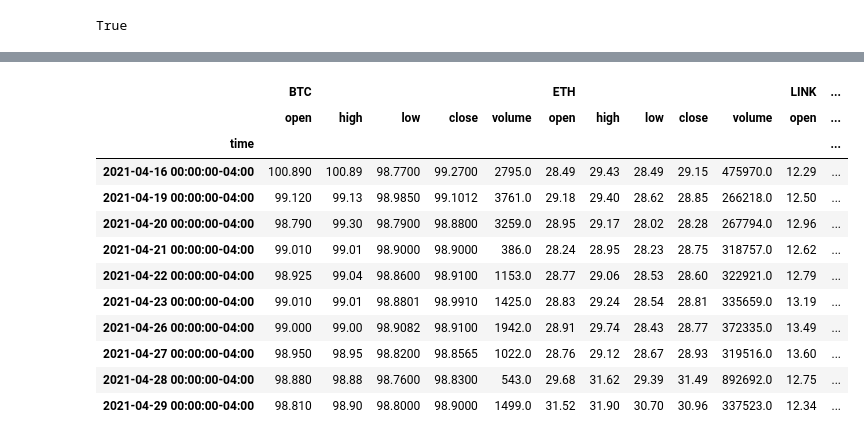
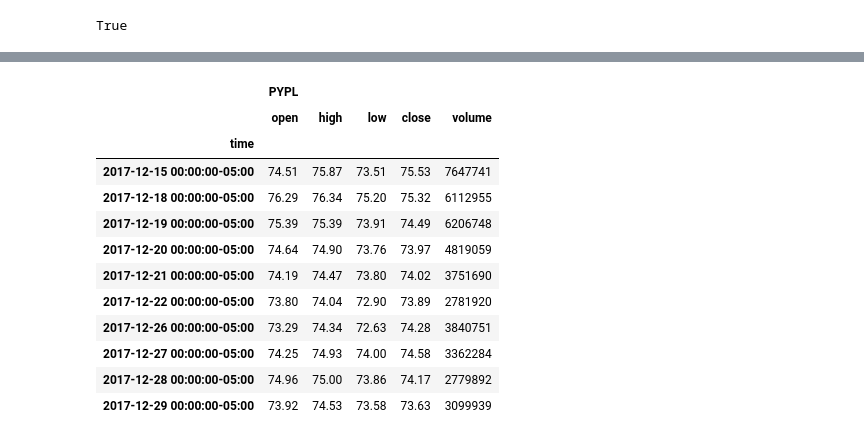
Before and after one commit to dmwalls24/FinTech_Portfolio_Dash, a Jupyter notebook: notebooks/samuel's_notebooks/Notebook.ipynb, the cells around one changed output, grey strips where cells are left out. Saved outputs shown, nothing was run; the diff lists cells and outputs as text; code cells hidden in the pictures.

```diff
--- a/notebooks/samuel's_notebooks/Notebook.ipynb
+++ b/notebooks/samuel's_notebooks/Notebook.ipynb
@@ -59,31 +56,31 @@ fintech_ticker.head(5)
 # %%
 #15Min interval
 timeframe = "1D"
-start_date = pd.Timestamp("2017-01-01", tz="America/New_York").isoformat()
-end_date = pd.Timestamp("2021-12-31", tz="America/New_York").isoformat()
+start_date = pd.Timestamp("2014-01-01", tz="America/New_York").isoformat()
+end_date = pd.Timestamp("2017-12-31", tz="America/New_York").isoformat()
 #today = pd.Timestamp("2021-01-02", tz="America/New_York").isoformat()
-ticker = ["ETH", "BTC", "LINK"]
-crypto_ticker = alpaca.get_barset(
+ticker = ["PYPL"]#, "LINK"]
+fintech_ticker2 = alpaca.get_barset(
     ticker,
     timeframe,
     start=start_date,
     end=end_date,
     limit=1000,
 ).df
-crypto_ticker.dropna(inplace=True)
-crypto_ticker.head(10)
+fintech_ticker2.dropna(inplace=True)
+fintech_ticker2.tail(10)
 #apple_ticker.dropna(inplace=True)
 # %% [output]
-|  | BTC |  |  |  |  | ETH |  |  |  |  | LINK | ... |
-|  | open | high | low | close | volume | open | high | low | close | volume | open | ... |
-| time |  |  |  |  |  |  |  |  |  |  |  | ... |
-| 2021-04-16 00:00:00-04:00 | 100.890 | 100.89 | 98.7700 | 99.2700 | 2795.0 | 28.49 | 29.43 | 28.49 | 29.15 | 475970.0 | 12.29 | ... |
-| 2021-04-19 00:00:00-04:00 | 99.120 | 99.13 | 98.9850 | 99.1012 | 3761.0 | 29.18 | 29.40 | 28.62 | 28.85 | 266218.0 | 12.50 | ... |
-| 2021-04-20 00:00:00-04:00 | 98.790 | 99.30 | 98.7900 | 98.8800 | 3259.0 | 28.95 | 29.17 | 28.02 | 28.28 | 267794.0 | 12.96 | ... |
-| 2021-04-21 00:00:00-04:00 | 99.010 | 99.01 | 98.9000 | 98.9000 | 386.0 | 28.24 | 28.95 | 28.23 | 28.75 | 318757.0 | 12.62 | ... |
-| 2021-04-22 00:00:00-04:00 | 98.925 | 99.04 | 98.8600 | 98.9100 | 1153.0 | 28.77 | 29.06 | 28.53 | 28.60 | 322921.0 | 12.79 | ... |
-| 2021-04-23 00:00:00-04:00 | 99.010 | 99.01 | 98.8801 | 98.9910 | 1425.0 | 28.83 | 29.24 | 28.54 | 28.81 | 335659.0 | 13.19 | ... |
-| 2021-04-26 00:00:00-04:00 | 99.000 | 99.00 | 98.9082 | 98.9100 | 1942.0 | 28.91 | 29.74 | 28.43 | 28.77 | 372335.0 | 13.49 | ... |
-| 2021-04-27 00:00:00-04:00 | 98.950 | 98.95 | 98.8200 | 98.8565 | 1022.0 | 28.76 | 29.12 | 28.67 | 28.93 | 319516.0 | 13.60 | ... |
-| 2021-04-28 00:00:00-04:00 | 98.880 | 98.88 | 98.7600 | 98.8300 | 543.0 | 29.68 | 31.62 | 29.39 | 31.49 | 892692.0 | 12.75 | ... |
-| 2021-04-29 00:00:00-04:00 | 98.810 | 98.90 | 98.8000 | 98.9000 | 1499.0 | 31.52 | 31.90 | 30.70 | 30.96 | 337523.0 | 12.34 | ... |
+|  | PYPL |  |  |  |  |
+|  | open | high | low | close | volume |
+| time |  |  |  |  |  |
+| 2017-12-15 00:00:00-05:00 | 74.51 | 75.87 | 73.51 | 75.53 | 7647741 |
+| 2017-12-18 00:00:00-05:00 | 76.29 | 76.34 | 75.20 | 75.32 | 6112955 |
+| 2017-12-19 00:00:00-05:00 | 75.39 | 75.39 | 73.91 | 74.49 | 6206748 |
+| 2017-12-20 00:00:00-05:00 | 74.64 | 74.90 | 73.76 | 73.97 | 4819059 |
+| 2017-12-21 00:00:00-05:00 | 74.19 | 74.47 | 73.80 | 74.02 | 3751690 |
+| 2017-12-22 00:00:00-05:00 | 73.80 | 74.04 | 72.90 | 73.89 | 2781920 |
+| 2017-12-26 00:00:00-05:00 | 73.29 | 74.34 | 72.63 | 74.28 | 3840751 |
+| 2017-12-27 00:00:00-05:00 | 74.25 | 74.93 | 74.00 | 74.58 | 3362284 |
+| 2017-12-28 00:00:00-05:00 | 74.96 | 75.00 | 73.86 | 74.17 | 2779892 |
+| 2017-12-29 00:00:00-05:00 | 73.92 | 74.53 | 73.58 | 73.63 | 3099939 |
```
Also changed, not shown: parts of 17 cells of this notebook, 4 other files.
